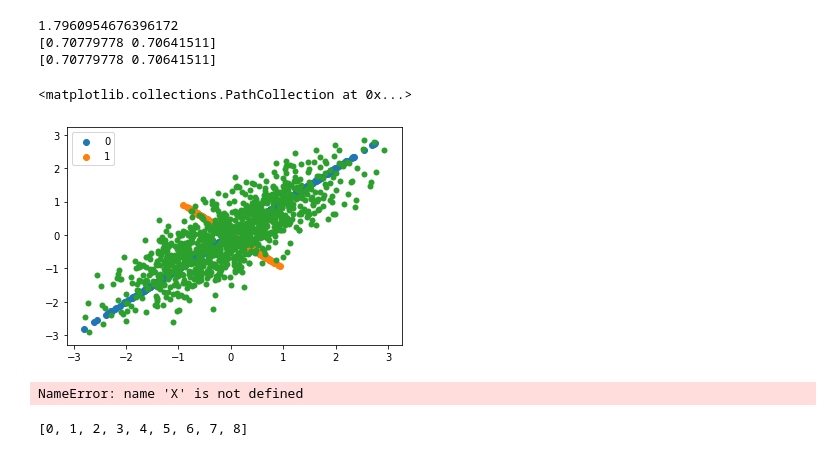
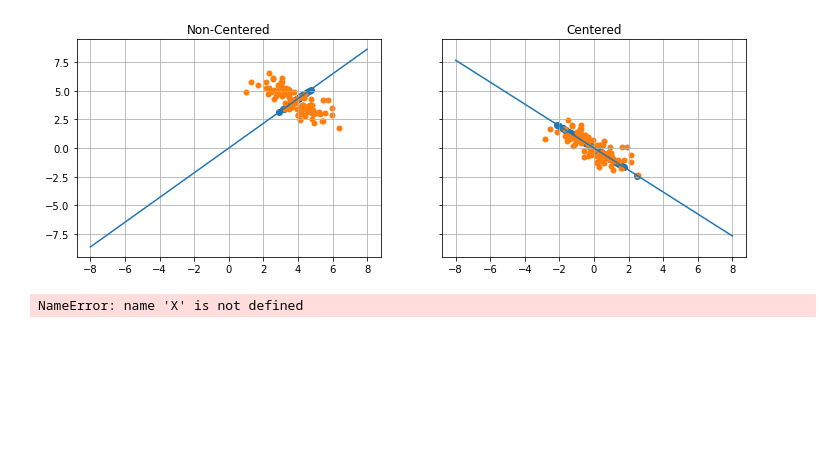
Before and after one commit to jase-clarkson/mini_1, a Jupyter notebook: pca_reconstruction.ipynb, the cells around one changed output. Saved outputs shown, nothing was run; the diff lists cells and outputs as text; code cells hidden in the pictures; blank space fills up the shorter version.

```diff
--- a/pca_reconstruction.ipynb
+++ b/pca_reconstruction.ipynb
@@ -20,22 +15,35 @@ print(corr)
-# %%
-e, v = np.linalg.eig(corr)
-print(e[0])
-print(v[:,0])
-print(np.sqrt(ev_1*ev_1))
-def project(X, v, j):
-    proj = np.matmul(X, v)
-    res = np.array([v * proj[i] for i in range(n)])
-    plt.scatter(res[:,0], res[:,1], label=j)
-project(X, v[:,0], 0)
-project(X, v[:,1], 1)
-plt.legend()
-plt.scatter(X[:,0], X[:,1], marker='o', linewidth=.001)
-# %% [output]
-1.7960954676396172
-[0.70779778 0.70641511]
-[0.70779778 0.70641511]
-<matplotlib.collections.PathCollection at 0x...>
-[figure, removed]
+# %%
+def project(X, v):
+    proj = np.matmul(X, v)
+    return np.array([v * proj[i] for i in range(len(X))])
+
+def plot_pc(C, D, title, ax):
+    e, v = np.linalg.eigh(C)
+    pc = v[:, 1]
+    m = pc[1] / pc[0]
+
+#     if title == 'Non-Centered':
+#         x = np.linspace(start=0, stop=7, num=100)
+#     else:
+#         x = np.linspace(start=-4, stop=4, num=100)
+    x = np.linspace(-8, 8, 100)
+    ax.plot(x, m*x)
+
+    projected = project(D, pc)
+    ax.scatter(projected[:,0], projected[:,1])
+    ax.grid()
+    ax.set_title(title)
+    ax.scatter(D[:,0], D[:,1], marker='o', linewidth=.0001)
+
+# project(X, v[:,1], 1)
+fig, axs = plt.subplots(1, 2, figsize=(12, 4), sharex='all', sharey='all')
+plot_pc(S, X, 'Non-Centered', axs[0])
+X_c = X - np.mean(X, axis=0)
+S_c = 1/100 * X_c.T.dot(X_c)
+plot_pc(S_c, X_c, 'Centered', axs[1])
+plt.savefig('Non-Centered.png')
+# %% [output]
+[figure, added]
 # %%
 x = X[0]
 print(x)
@@ -43,8 +51,3 @@ print(np.dot(x, v[:,0])*v[:,0])
 print(np.dot(x, v[:,0])*v[:,0] + np.dot(x, v[:,1])*v[:,1])
 # %% [output]
 NameError: name 'X' is not defined
-# %%
-l = [i for i in range(10)]
-l[:-1]
-# %% [output]
-[0, 1, 2, 3, 4, 5, 6, 7, 8]
```
Also changed, not shown: parts of 2 cells of this notebook, 4 other files.
